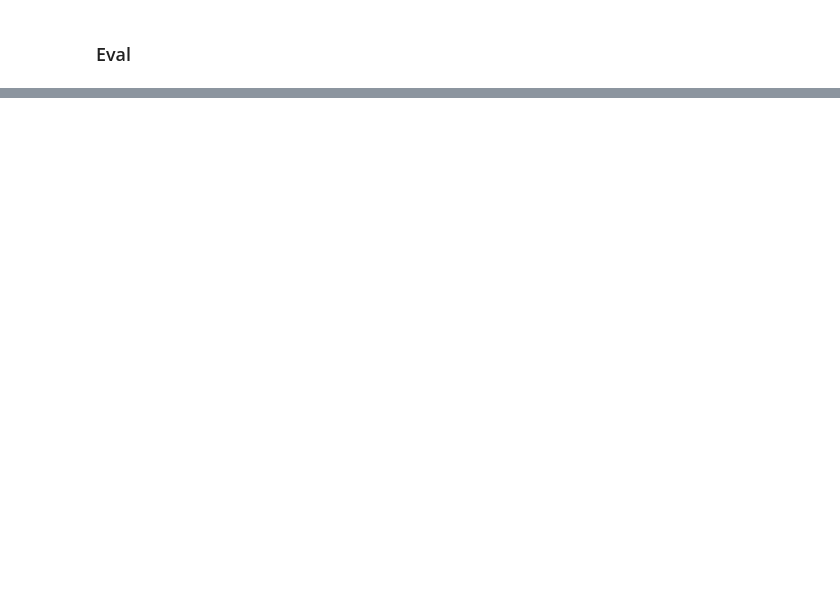
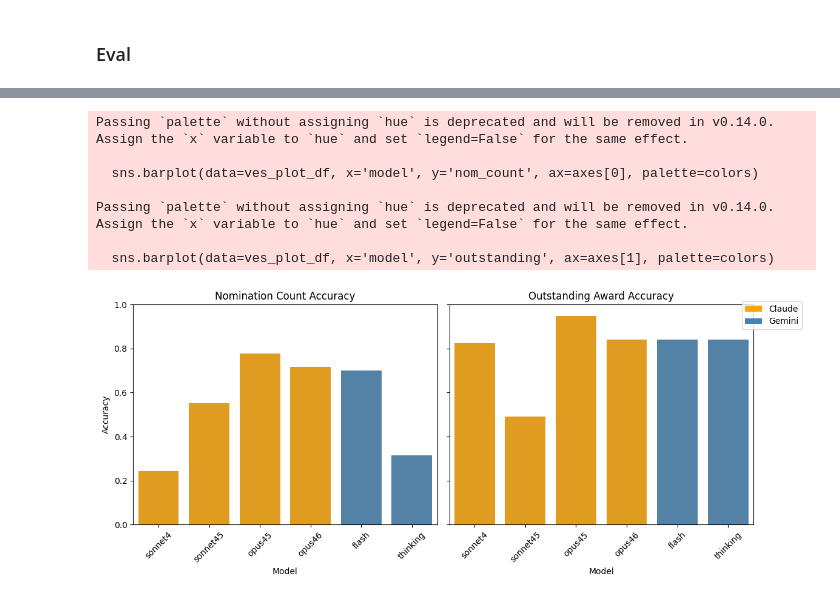
Before and after one commit to map222/vibe-arbitrage, a Jupyter notebook: GradStudentEval.ipynb, the cells around one changed output, grey strips where cells are left out. Drawn from its saved outputs; the diff is of its cells as text; code cells hidden in the pictures; blank space fills up the shorter version.

```diff
--- a/GradStudentEval.ipynb
+++ b/GradStudentEval.ipynb
@@ -295,3 +327,11 @@ merges['opus'] = claude['opus'].merge(ves_eval_pdf, on = ('year', 'title'), how
+# %%
+merges = {}
+merges['opus45'] = claude['opus45'].merge(ves_eval_pdf, on = ('year', 'title'), how = 'right', suffixes=('_student', '_eval'))
+merges['opus46'] = claude['opus46'].merge(ves_eval_pdf, on = ('year', 'title'), how = 'right', suffixes=('_student', '_eval'))
+merges['sonnet45'] = claude['sonnet45'].merge(ves_eval_pdf, on = ('year', 'title'), how = 'right', suffixes=('_student', '_eval'))
+merges['sonnet4'] = claude['sonnet4'].merge(ves_eval_pdf, on = ('year', 'title'), how = 'right', suffixes=('_student', '_eval'))
+merges['flash'] = gemini['flash'].merge(ves_eval_pdf, on = ('year', 'title'), how = 'right', suffixes=('_student', '_eval'))
+merges['thinking'] = gemini['thinking'].merge(ves_eval_pdf, on = ('year', 'title'), how = 'right', suffixes=('_student', '_eval'))
 # %% [markdown]
 ### Eval
 # %%
@@ -299,8 +339,10 @@ ves_default = {'nom_count':0.0,
                'outstanding': 0.0}
 ves_evals = { }
 ves_evals = {'haiku':copy.deepcopy(ves_default),
-              'sonnet':copy.deepcopy(ves_default),
-              'opus':copy.deepcopy(ves_default),
-              'fast':copy.deepcopy(ves_default),
+              'sonnet4':copy.deepcopy(ves_default),
+              'sonnet45':copy.deepcopy(ves_default),
+              'opus45':copy.deepcopy(ves_default),
+              'opus46':copy.deepcopy(ves_default),
+              'flash':copy.deepcopy(ves_default),
               'thinking':copy.deepcopy(ves_default)
                       }
@@ -315,5 +349,5 @@ test_df.loc[test_df['outstanding_eval'] != test_df['outstanding_student']]
 # %%
-models = ['opus']
+models = ['opus45', 'opus46', 'sonnet4','sonnet45', 'flash']
 for model in models:
   merge_df = merges[model]
   ves_evals[model]['nom_count'] = (merge_df['# of nominations_eval'] == merge_df['# of nominations_student']).sum() / len(merge_df)
@@ -329,0 +369,38 @@ ves_evals
+# %%
+ves_plot_df = pd.DataFrame(ves_evals).T.reset_index()
+ves_plot_df.columns = ['model', 'nom_count', 'outstanding']
+ves_plot_df = ves_plot_df.query('nom_count > 0 or outstanding > 0')
+
+claude_models = {'sonnet4', 'sonnet45', 'opus45', 'opus46'}
+colors = ['orange' if m in claude_models else 'steelblue' for m in ves_plot_df['model']]
+
+fig, axes = plt.subplots(1, 2, figsize=(12, 5), sharey=True)
+
+sns.barplot(data=ves_plot_df, x='model', y='nom_count', ax=axes[0], palette=colors)
+axes[0].set_title('Nomination Count Accuracy')
+axes[0].set_ylabel('Accuracy')
+axes[0].set_xlabel('Model')
+axes[0].set_ylim(0, 1)
+axes[0].tick_params(axis='x', rotation=45)
+
+sns.barplot(data=ves_plot_df, x='model', y='outstanding', ax=axes[1], palette=colors)
+axes[1].set_title('Outstanding Award Accuracy')
+axes[1].set_ylabel('')
+axes[1].set_xlabel('Model')
+axes[1].tick_params(axis='x', rotation=45)
+
+from matplotlib.patches import Patch
+legend_elements = [Patch(facecolor='orange', label='Claude'), Patch(facecolor='steelblue', label='Gemini')]
+fig.legend(handles=legend_elements, loc='upper right', bbox_to_anchor=(0.98, 0.95))
+
+plt.tight_layout(rect=[0, 0, 0.92, 1])
+plt.show()
+# %% [output]
+Passing `palette` without assigning `hue` is deprecated and will be removed in v0.14.0. Assign the `x` variable to `hue` and set `legend=False` for the same effect.
+
+  sns.barplot(data=ves_plot_df, x='model', y='nom_count', ax=axes[0], palette=colors)
+
+Passing `palette` without assigning `hue` is deprecated and will be removed in v0.14.0. Assign the `x` variable to `hue` and set `legend=False` for the same effect.
+
+  sns.barplot(data=ves_plot_df, x='model', y='outstanding', ax=axes[1], palette=colors)
+[figure, added]
```
Also changed, not shown: parts of 42 cells of this notebook, 6 other files.
